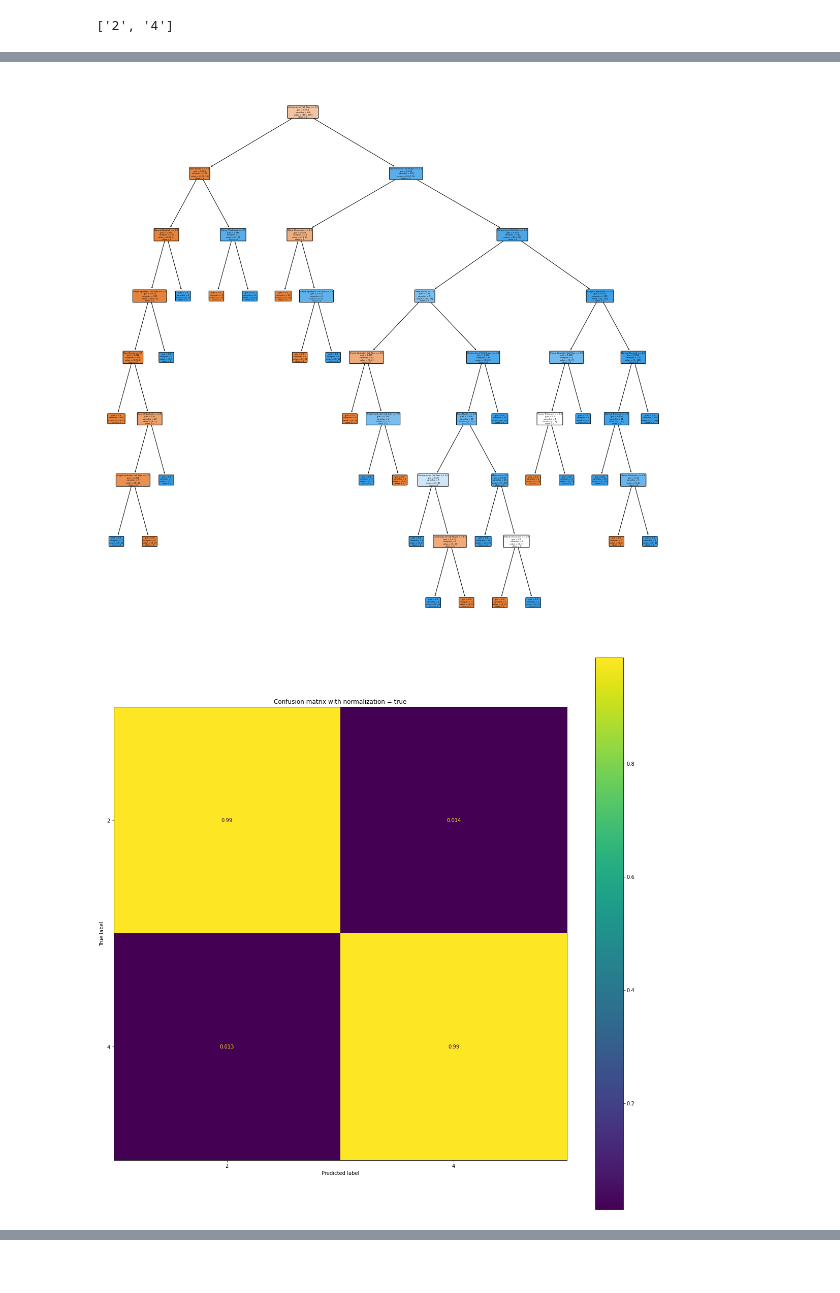
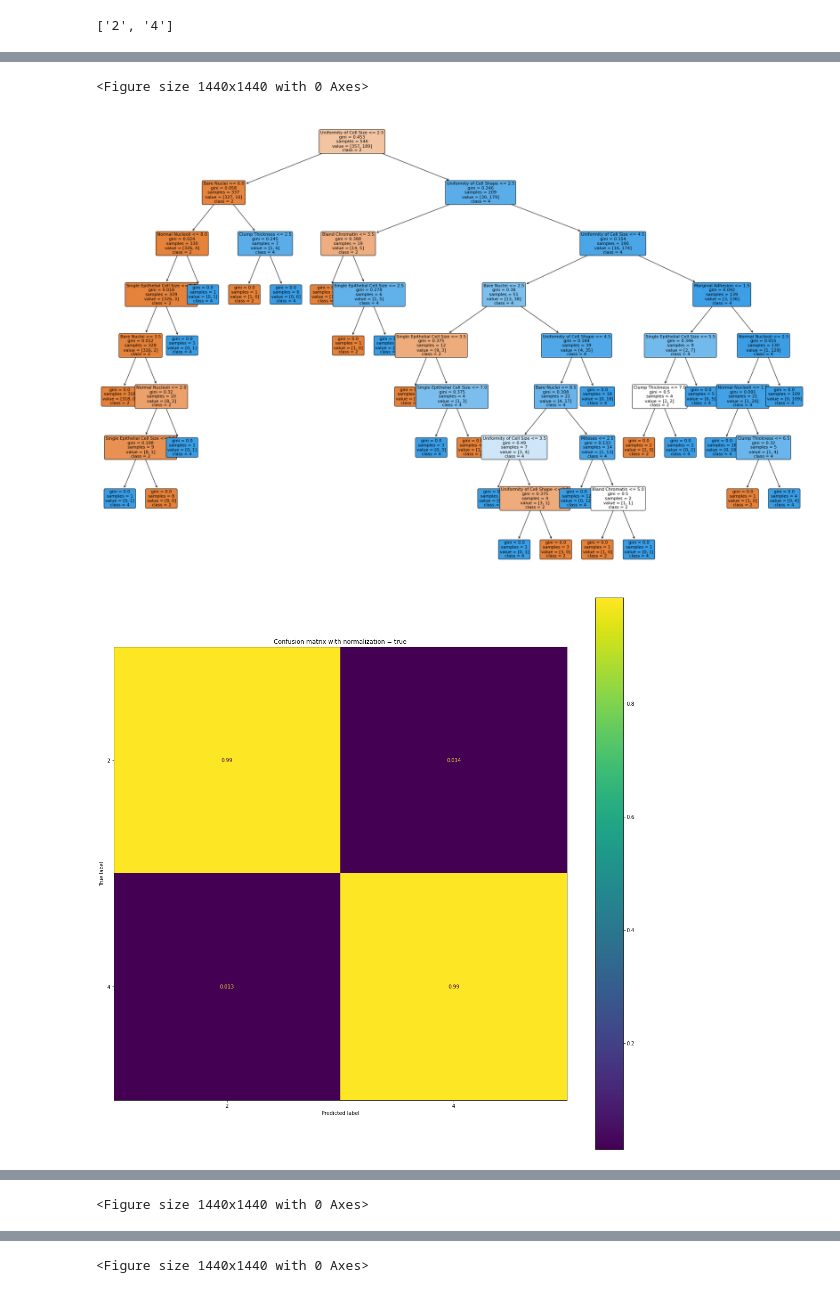
Before and after one commit to alemtgetu/602-health, a Jupyter notebook: decision-tree/Data602_DecisionTree.ipynb, the cells around one changed output, grey strips where cells are left out. Drawn from its saved outputs; the diff is of its cells as text; code cells hidden in the pictures.

```diff
--- a/decision-tree/Data602_DecisionTree.ipynb
+++ b/decision-tree/Data602_DecisionTree.ipynb
@@ -49,6 +49,6 @@ missingData
 p = p.replace("?",np.nan)
 
 #Cast Bare Nuclei column to Int64 and check datatypes
-p['Bare Nuclei'] = p['Bare Nuclei'].astype('Int64')
+#p['Bare Nuclei'] = p['Bare Nuclei'].astype('Int64')
 p.dtypes
 # %% [output]
@@ -138,8 +138,8 @@ print(plt.rcParams.get('figure.figsize'))
 # %%
 #setup figure size
 fig_size = plt.rcParams["figure.figsize"]
-fig_size[0] = 20
-fig_size[1] = 20
+fig_size[0] = 30
+fig_size[1] = 30
 plt.rcParams["figure.figsize"] = fig_size
 # %%
 #set label data as Y
@@ -226,38 +226,45 @@ for train_index, test_index in kf.split(X):
     #print('Scores from each Iteration: ', scores)
     print('Average K-Fold Score :' , np.mean(scores))
     plt.figure()
-    x = tree.plot_tree(model,rounded=True,filled=True,class_names=sorted,feature_names=features)
+    #x = tree.plot_tree(model,rounded=True,filled=True,class_names=sorted,feature_names=features)
+    from matplotlib.pyplot import figure
+    #width,length
+    figure(figsize=(30, 20), dpi=80)
+    x = tree.plot_tree(clf,rounded=True,filled=True,class_names=sorted,feature_names=features,fontsize=10)
+   # plt.savefig('tree_high_dpi'+str(i), format='eps',bbox_inches = "tight")
     #assign model to dataframe
     models.loc[i] = [model.score(x_test,y_test),model]
     #clf = model
     #increment index in dataframe
     i = i+1
 
     #plot the confusion matrices 1 for normalzied the other un-normalized
     values = ['true',None]
     #cmap='cividis'
     for x in values:
         disp = matrix(clf,X,Y,display_labels=sorted,normalize=x)
         disp.ax_.set_title("Confusion matrix with normalization = "+str(x))
     print(disp.confusion_matrix)
 # %% [output]
 env: PYTHONBREAKPOINT=0
 model score =  0.9343065693430657
 Average K-Fold Score : 0.9370759982825246
 [[438   6]
  [  3 236]]
 model score =  0.927007299270073
 Average K-Fold Score : 0.9370759982825246
 [[438   6]
  [  4 235]]
 model score =  0.948905109489051
 Average K-Fold Score : 0.9370759982825246
 [[441   3]
 ... (5 lines left out)
 model score =  0.9485294117647058
 Average K-Fold Score : 0.9370759982825246
 [[440   4]
  [  3 236]]
+<Figure size 1440x1440 with 0 Axes>
-[figure, old version]
+[figure, new version]
 [figure]
 [figure]
+<Figure size 1440x1440 with 0 Axes>
@@ -265,2 +272,3 @@ Average K-Fold Score : 0.9370759982825246
 [figure]
 [figure]
+<Figure size 1440x1440 with 0 Axes>
```
Also changed, not shown: parts of 4 cells of this notebook.
